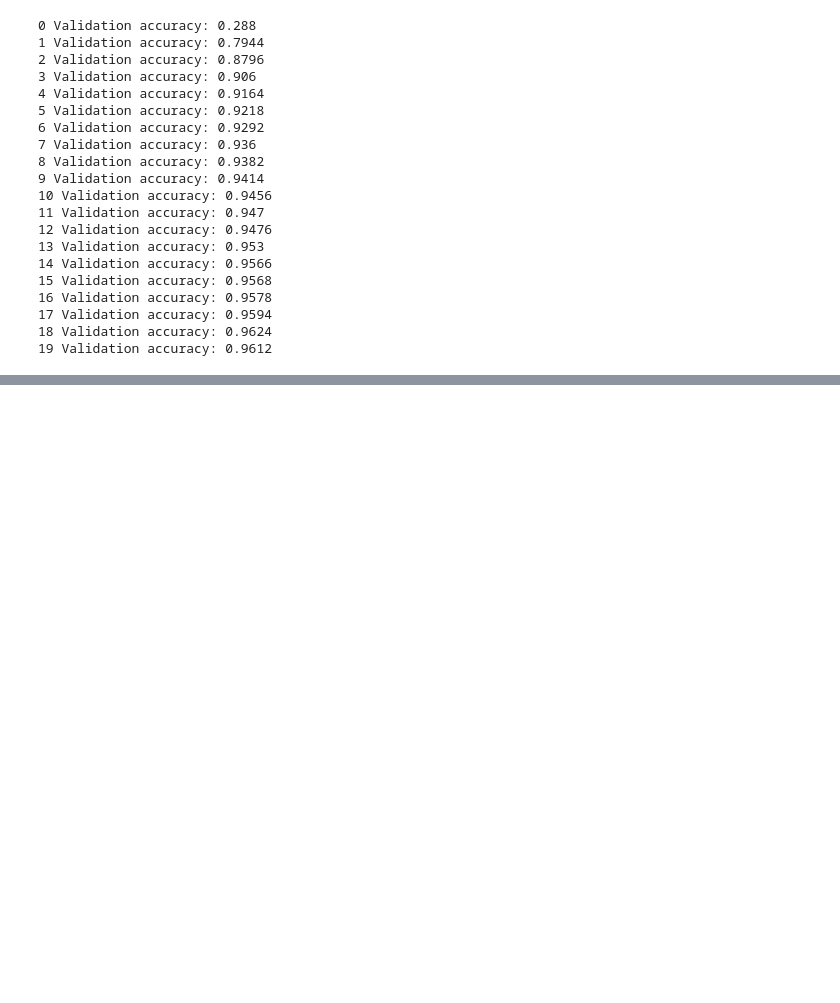
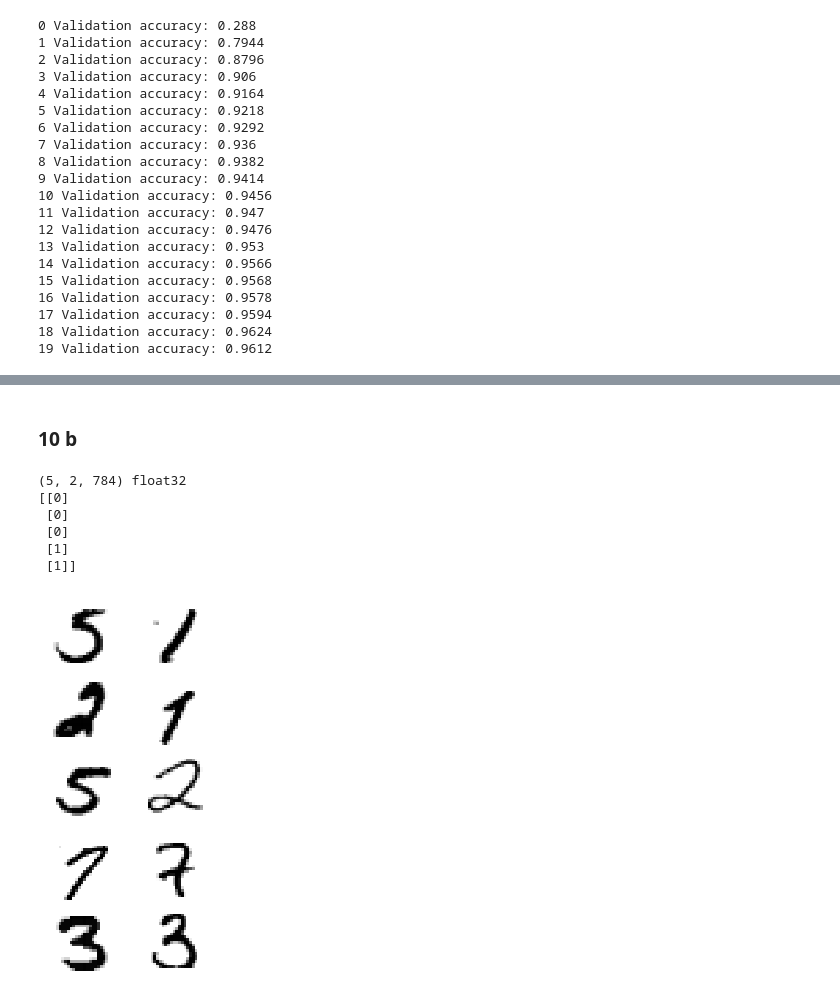
Before and after one commit to nsakki55/tech-notes, a Jupyter notebook: handson-ml/mycode/TF_dnn.ipynb, the cells around one changed output, grey strips where cells are left out. Drawn from its saved outputs; the diff is of its cells as text; code cells hidden in the pictures; blank space fills up the shorter version.

```diff
--- a/handson-ml/mycode/TF_dnn.ipynb
+++ b/handson-ml/mycode/TF_dnn.ipynb
@@ -290,0 +1769,55 @@ with tf.Session() as sess:
+# %% [markdown]
+### 10 b
+# %%
+X_train1 = X_train
+y_train1 = y_train
+
+X_train2 = X_valid
+y_train2 = y_valid
+
+X_test = X_test
+y_test = y_test
+# %%
+def generate_batch(images, labels, batch_size):
+    size1 = batch_size // 2
+    size2 = batch_size - size1
+    if size1 != size2 and np.random.rand() > 0.5:
+        size1, size2 = size2, size1
+    X = []
+    y = []
+    while len(X) < size1:
+        rnd_idx1, rnd_idx2 = np.random.randint(0, len(images), 2)
+        if rnd_idx1 != rnd_idx2 and labels[rnd_idx1] == labels[rnd_idx2]:
+            X.append(np.array([images[rnd_idx1], images[rnd_idx2]]))
+            y.append([1])
+    while len(X) < batch_size:
+        rnd_idx1, rnd_idx2 = np.random.randint(0, len(images), 2)
+        if labels[rnd_idx1] != labels[rnd_idx2]:
+            X.append(np.array([images[rnd_idx1], images[rnd_idx2]]))
+            y.append([0])
+    rnd_indices = np.random.permutation(batch_size)
+    return np.array(X)[rnd_indices], np.array(y)[rnd_indices]
+# %%
+batch_size = 5
+X_batch, y_batch = generate_batch(X_train1, y_train1, batch_size)
+X_test1, y_test1 = generate_batch(X_test, y_test, batch_size=len(X_test))
+
+print(X_batch.shape, X_batch.dtype)
+print(y_batch)
+
+plt.figure(figsize=(3, 3 * batch_size))
+plt.subplot(121)
+plt.imshow(X_batch[:,0].reshape(28 * batch_size, 28), cmap="binary", interpolation="nearest")
+plt.axis('off')
+plt.subplot(122)
+plt.imshow(X_batch[:,1].reshape(28 * batch_size, 28), cmap="binary", interpolation="nearest")
+plt.axis('off')
+plt.show()
+# %% [output]
+(5, 2, 784) float32
+[[0]
+ [0]
+ [0]
+ [1]
+ [1]]
+[figure, added]
```
Also changed, not shown: parts of 60 cells of this notebook, 1 other file.
